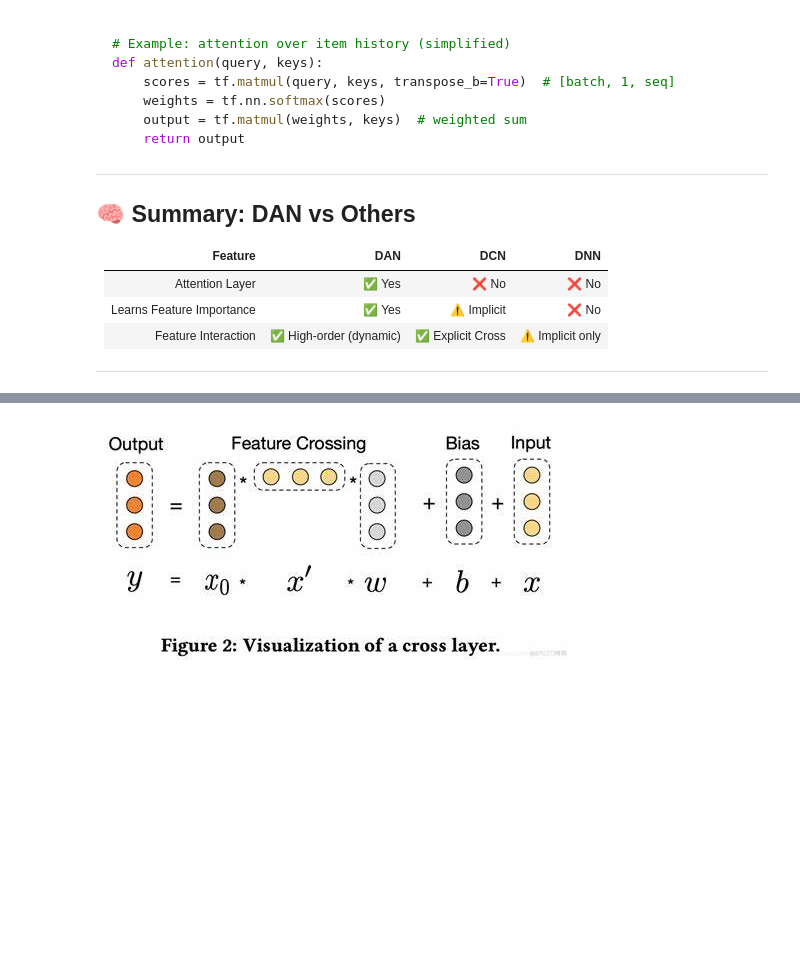
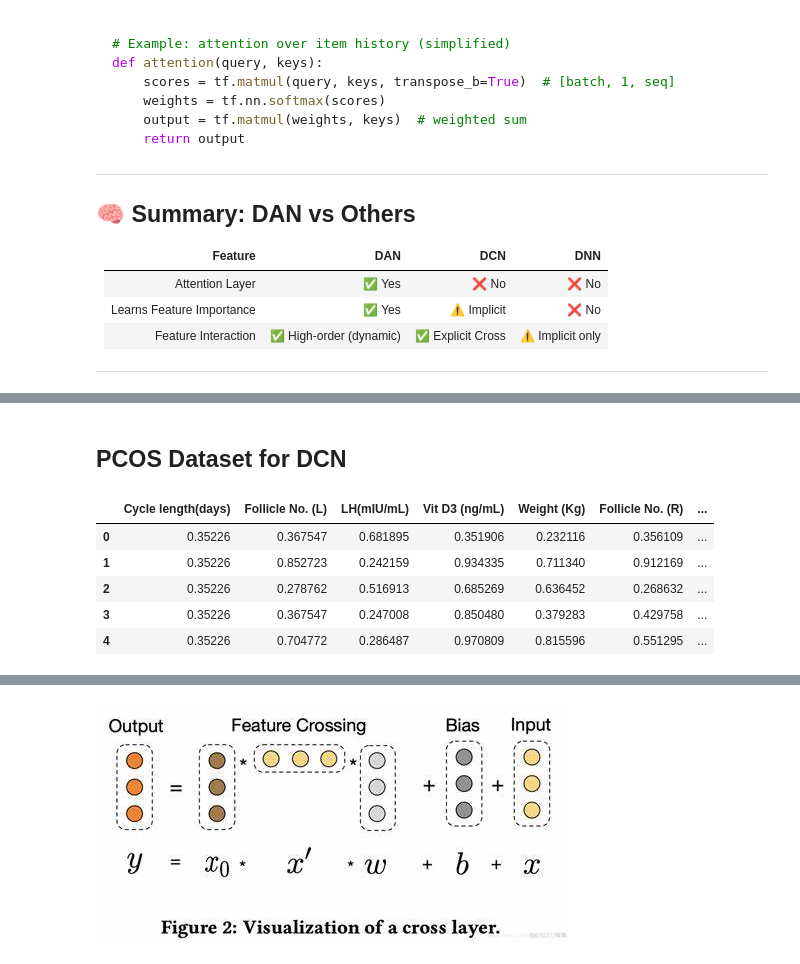
Before and after one commit to samiha-mahin/A_Deep_Learning_Repo, a Jupyter notebook: DAN_DCN.ipynb, the cells around one changed output, grey strips where cells are left out. Saved outputs shown, nothing was run; the diff lists cells and outputs as text; code cells hidden in the pictures; blank space fills up the shorter version.

```diff
--- a/DAN_DCN.ipynb
+++ b/DAN_DCN.ipynb
@@ -192,0 +104,13 @@ def attention(query, keys):
+# %% [markdown]
+## **PCOS Dataset for DCN**
+# %%
+import pandas as pd
+df = pd.read_csv('/content/balanced_pcos_dataset.csv')
+df.head(5)
+# %% [output]
+|  | Cycle length(days) | Follicle No. (L) | LH(mIU/mL) | Vit D3 (ng/mL) | Weight (Kg) | Follicle No. (R) | ... |
+| 0 | 0.35226 | 0.367547 | 0.681895 | 0.351906 | 0.232116 | 0.356109 | ... |
+| 1 | 0.35226 | 0.852723 | 0.242159 | 0.934335 | 0.711340 | 0.912169 | ... |
+| 2 | 0.35226 | 0.278762 | 0.516913 | 0.685269 | 0.636452 | 0.268632 | ... |
+| 3 | 0.35226 | 0.367547 | 0.247008 | 0.850480 | 0.379283 | 0.429758 | ... |
+| 4 | 0.35226 | 0.704772 | 0.286487 | 0.970809 | 0.815596 | 0.551295 | ... |
```
Also changed, not shown: parts of 3 cells of this notebook.
